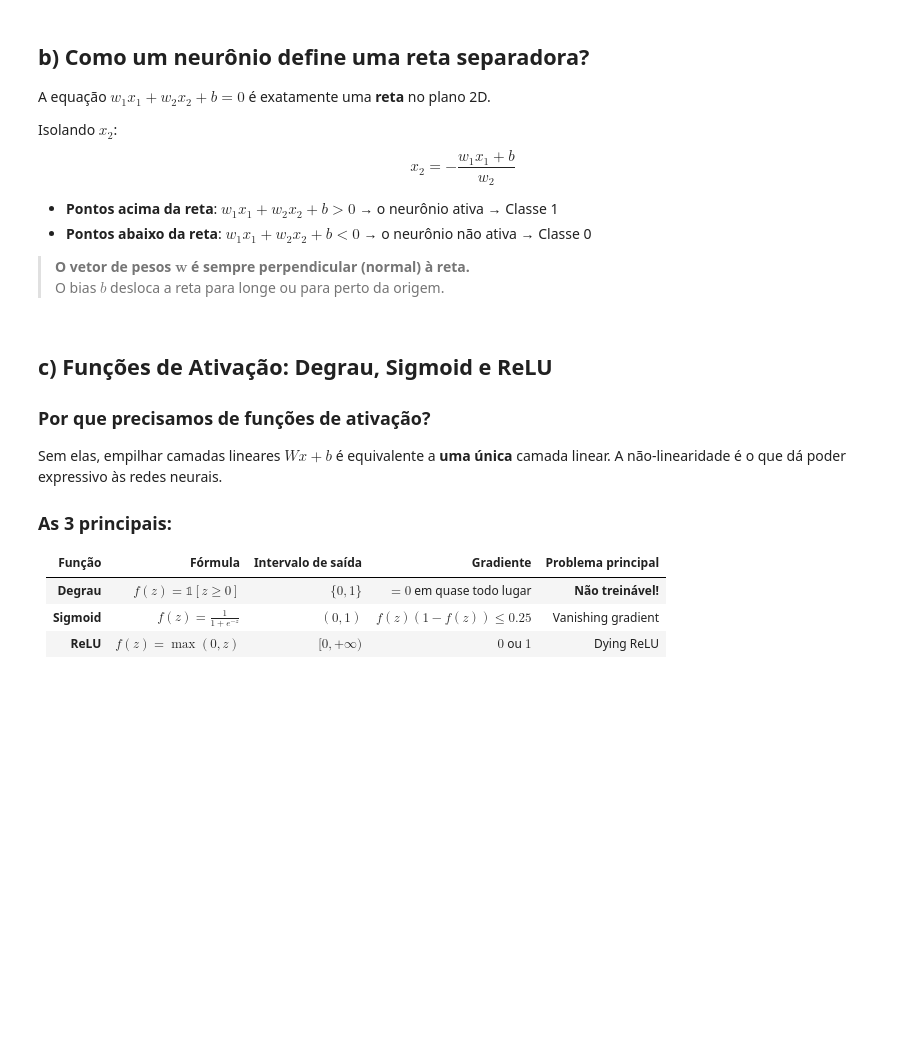
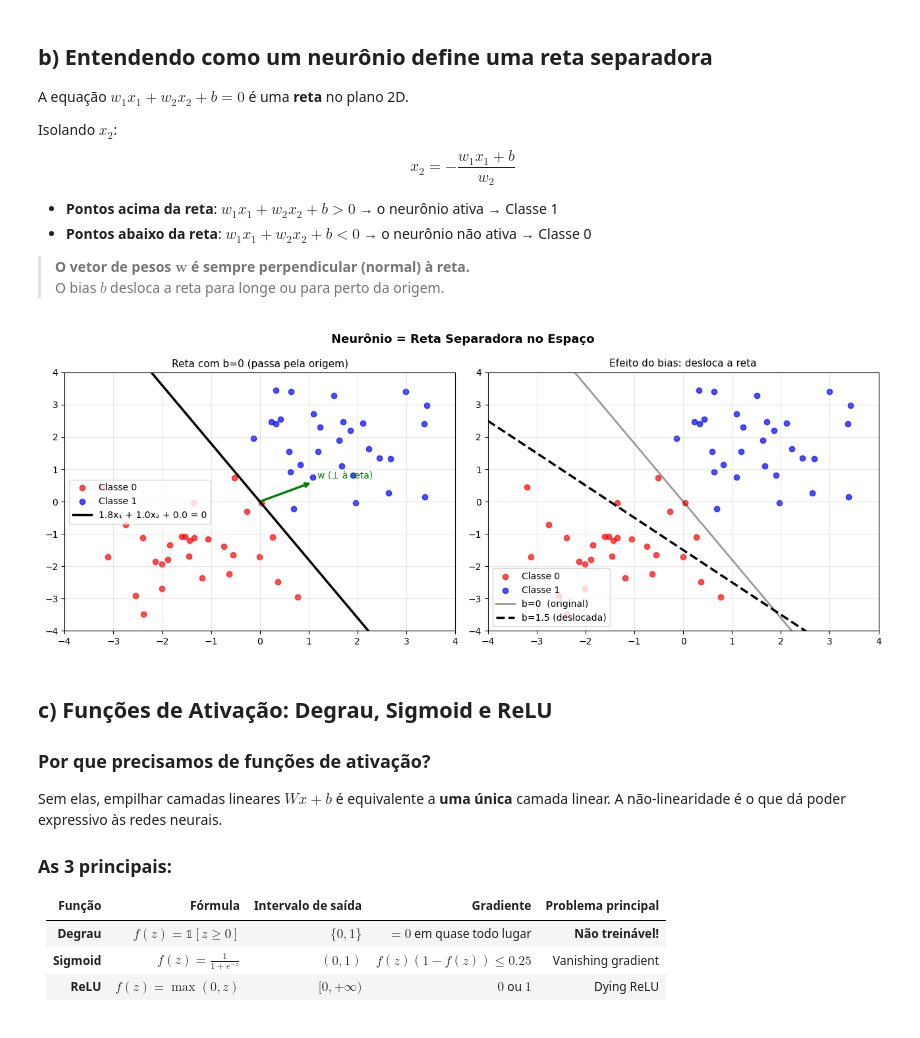
Before and after one commit to Elizemiku/MO434-Deep-Learning, a Jupyter notebook: Exercises/plano-de-estudos/1_perceptron-example.ipynb, the cells around one changed output. Saved outputs shown, nothing was run; the diff lists cells and outputs as text; code cells hidden in the pictures; blank space fills up the shorter version.

```diff
--- a/Exercises/plano-de-estudos/1_perceptron-example.ipynb
+++ b/Exercises/plano-de-estudos/1_perceptron-example.ipynb
@@ -66,7 +82,7 @@ print("Se saída < 0.5 → prediz Classe 0")
 # %% [markdown]
-## b) Como um neurônio define uma reta separadora?
+## b) Entendendo como um neurônio define uma reta separadora
 
-A equação $w_1 x_1 + w_2 x_2 + b = 0$ é exatamente uma **reta** no plano 2D.
+A equação $w_1 x_1 + w_2 x_2 + b = 0$ é uma **reta** no plano 2D.
 
 Isolando $x_2$:
 $$x_2 = -\frac{w_1 x_1 + b}{w_2}$$
@@ -77,46 +93,48 @@ $$x_2 = -\frac{w_1 x_1 + b}{w_2}$$
 > **O vetor de pesos $\mathbf{w}$ é sempre perpendicular (normal) à reta.**
 > O bias $b$ desloca a reta para longe ou para perto da origem.
 # %%
-# Visualizando a reta separadora de um neurônio
+# Olhando a reta separadora de um neurônio
 np.random.seed(0)
 N = 60
 grupo0 = np.random.randn(N//2, 2) + np.array([-1.5, -1.5])  # classe 0
 grupo1 = np.random.randn(N//2, 2) + np.array([ 1.5,  1.5])  # classe 1
 
 # === Hiperparâmetro: os pesos definem a orientação da reta ===
-# Experimente mudar esses valores!
-w1, w2, b = 1.0, 1.0, 0.0
+# fazer teste
+w1, w2, b = 1.8, 1.0, 0.0
 
 x1_range = np.linspace(-4, 4, 200)
 x2_reta  = -(w1 * x1_range + b) / w2   # x2 = -(w1*x1 + b) / w2
 
 fig, axes = plt.subplots(1, 2, figsize=(13, 5))
 
-# Plot 1: Reta neutra (b=0)
+# gráfico 1: (b=0)
 axes[0].scatter(grupo0[:, 0], grupo0[:, 1], c='red',  label='Classe 0', alpha=0.7)
 axes[0].scatter(grupo1[:, 0], grupo1[:, 1], c='blue', label='Classe 1', alpha=0.7)
 axes[0].plot(x1_range, x2_reta, 'k-', linewidth=2.5, label=f'{w1}x₁ + {w2}x₂ + {b} = 0')
 axes[0].annotate('', xy=(w1*0.6, w2*0.6), xytext=(0, 0),
                  arrowprops=dict(arrowstyle='->', color='green', lw=2.5))
 axes[0].text(w1*0.6+0.1, w2*0.6+0.1, 'w (⊥ à reta)', color='green', fontsize=10)
 axes[0].set_xlim(-4, 4); axes[0].set_ylim(-4, 4)
 axes[0].legend(); axes[0].grid(True, alpha=0.3)
 axes[0].set_title('Reta com b=0 (passa pela origem)', fontsize=11)
 
-# Plot 2: Efeito do bias
+# gráfico 2: ver efeito do bias
 w1, w2, b2 = 1.0, 1.0, 1.5
 x2_reta2   = -(w1 * x1_range + b2) / w2
 axes[1].scatter(grupo0[:, 0], grupo0[:, 1], c='red',  label='Classe 0', alpha=0.7)
 axes[1].scatter(grupo1[:, 0], grupo1[:, 1], c='blue', label='Classe 1', alpha=0.7)
 axes[1].plot(x1_range, x2_reta,  'k-',  linewidth=2, label=f'b=0  (original)', alpha=0.4)
 axes[1].plot(x1_range, x2_reta2, 'k--', linewidth=2.5, label=f'b={b2} (deslocada)')
 axes[1].set_xlim(-4, 4); axes[1].set_ylim(-4, 4)
 axes[1].legend(); axes[1].grid(True, alpha=0.3)
 axes[1].set_title('Efeito do bias: desloca a reta', fontsize=11)
 
 plt.suptitle('Neurônio = Reta Separadora no Espaço', fontsize=13, fontweight='bold')
 plt.tight_layout()
 plt.show()
+# %% [output]
+[figure, added]
 # %% [markdown]
 ## c) Funções de Ativação: Degrau, Sigmoid e ReLU
 
```
Also changed, not shown: parts of 8 cells of this notebook, 1 other file.
